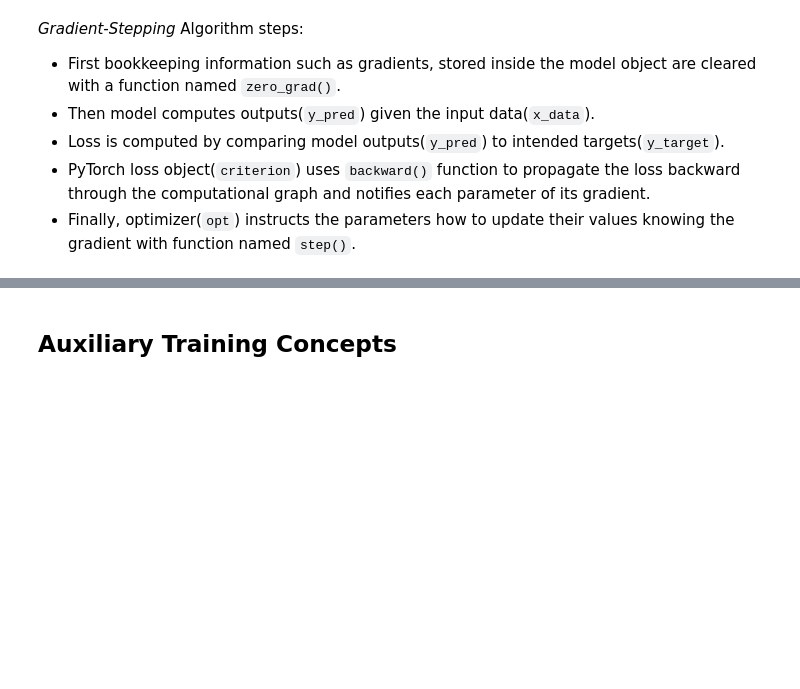
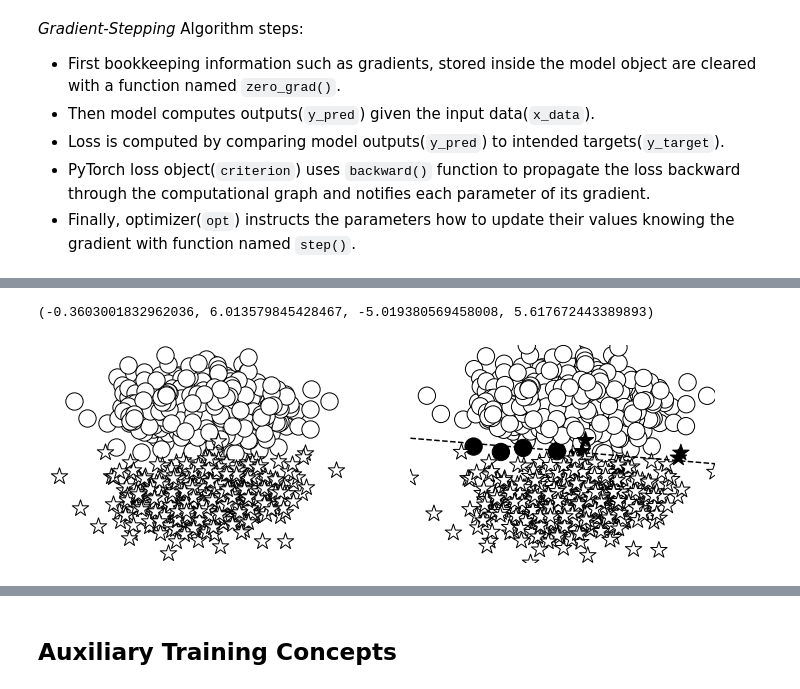
Before and after one commit to pardeep-singh/NLP-with-PyTorch, a Jupyter notebook: chapters/chapter03_foundational_components_of_neural_networks.ipynb, the cells around one changed output, grey strips where cells are left out. Cells and saved outputs as stored; diff of their text form; code cells hidden in the pictures; blank space fills up the shorter version.

```diff
--- a/chapters/chapter03_foundational_components_of_neural_networks.ipynb
+++ b/chapters/chapter03_foundational_components_of_neural_networks.ipynb
@@ -412,0 +550,23 @@ def train_model(model, n_epochs, n_batches, data_fn, loss_fn, optimizer):
+# %%
+_, axes = plt.subplots(1, 2, figsize=(12, 4))
+
+
+axes[0].scatter(
+    left_x[:, 0], left_x[:, 1], facecolor="white", edgecolor="black", marker="o", s=300
+)
+axes[0].scatter(
+    right_x[:, 0],
+    right_x[:, 1],
+    facecolor="white",
+    edgecolor="black",
+    marker="*",
+    s=300,
+)
+axes[0].axis("off")
+visualize_results(
+    perceptron, x_data_static, y_truth_static, epoch=None, levels=[0.5], ax=axes[1]
+)
+axes[1].axis("off")
+# %% [output]
+(-0.3603001832962036, 6.013579845428467, -5.019380569458008, 5.617672443389893)
+[figure, added]
```
Also changed, not shown: parts of 35 cells of this notebook, 3 other files.
